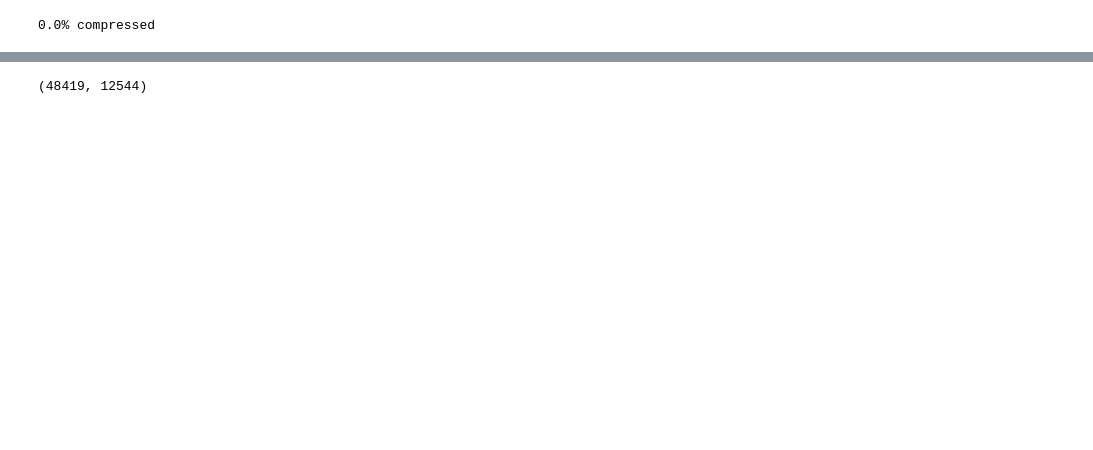
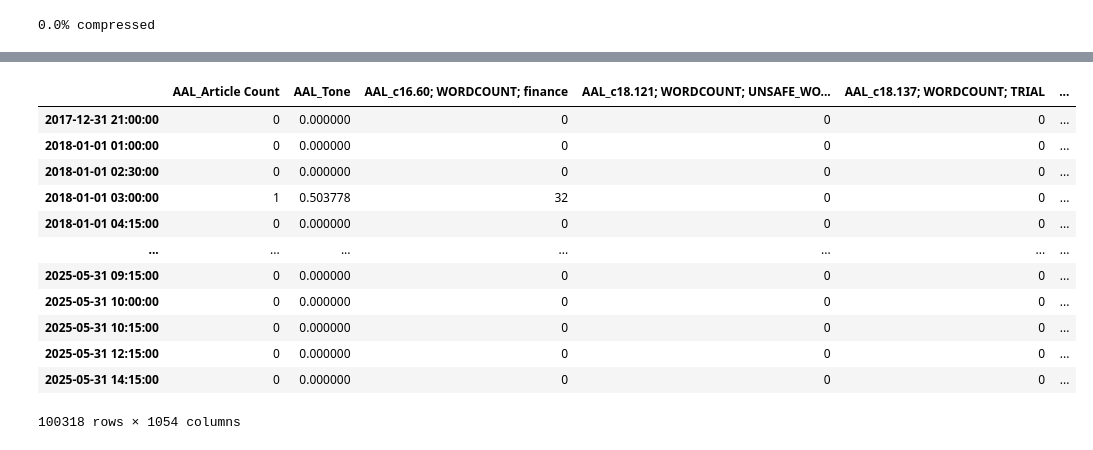
Before and after one commit to svanomm/sentiment-volume-forecasting, a Jupyter notebook: Scripts/01 GDELT Data/04 Cleaning GDELT Data (part 2) (long) (finance).ipynb, the cells around one changed output, grey strips where cells are left out. Drawn from its saved outputs; the diff is of its cells as text; code cells hidden in the pictures; blank space fills up the shorter version.

```diff
--- a/Scripts/01 GDELT Data/04 Cleaning GDELT Data (part 2) (long) (finance).ipynb
+++ b/Scripts/01 GDELT Data/04 Cleaning GDELT Data (part 2) (long) (finance).ipynb
@@ -176,6 +143,22 @@ grouped_df['stock_time'] = pd.to_datetime(grouped_df['stock_time'])
 grouped_df = grouped_df.sort_values(by='datetime')
 # Backfill the stock_time2 column
 grouped_df['stock_time'] = grouped_df['stock_time'].ffill().bfill()
+# %%
+grouped_df
+# %% [output]
+|  | AAL_Article Count | AAL_Tone | AAL_c16.60; WORDCOUNT; finance | AAL_c18.121; WORDCOUNT; UNSAFE_WO... | AAL_c18.137; WORDCOUNT; TRIAL | ... |
+| 2017-12-31 21:00:00 | 0 | 0.000000 | 0 | 0 | 0 | ... |
+| 2018-01-01 01:00:00 | 0 | 0.000000 | 0 | 0 | 0 | ... |
+| 2018-01-01 02:30:00 | 0 | 0.000000 | 0 | 0 | 0 | ... |
+| 2018-01-01 03:00:00 | 1 | 0.503778 | 32 | 0 | 0 | ... |
+| 2018-01-01 04:15:00 | 0 | 0.000000 | 0 | 0 | 0 | ... |
+| ... | ... | ... | ... | ... | ... | ... |
+| 2025-05-31 09:15:00 | 0 | 0.000000 | 0 | 0 | 0 | ... |
+| 2025-05-31 10:00:00 | 0 | 0.000000 | 0 | 0 | 0 | ... |
+| 2025-05-31 10:15:00 | 0 | 0.000000 | 0 | 0 | 0 | ... |
+| 2025-05-31 12:15:00 | 0 | 0.000000 | 0 | 0 | 0 | ... |
+| 2025-05-31 14:15:00 | 0 | 0.000000 | 0 | 0 | 0 | ... |
+100318 rows × 1054 columns
 # %%
 # The choice of window here ultimately affects how much after-hours time should be counted towards market open
 # For example, a 4-period window would mean that articles from 8:15 to 9:15 are counted towards the 9:30 period
@@ -203,8 +179,4 @@ for j in cols:
     grouped_df[f'{j}_lag01'] = grouped_df[f'{j}'].shift(1)
-# %%
-grouped_df.shape
-# %% [output]
-(48419, 12544)
 # %%
 # Keep only the lagged columns
 grouped_df = grouped_df[[col for col in grouped_df.columns if 'lag' in col]]
```
Also changed, not shown: parts of 13 cells of this notebook, 22 other files.
